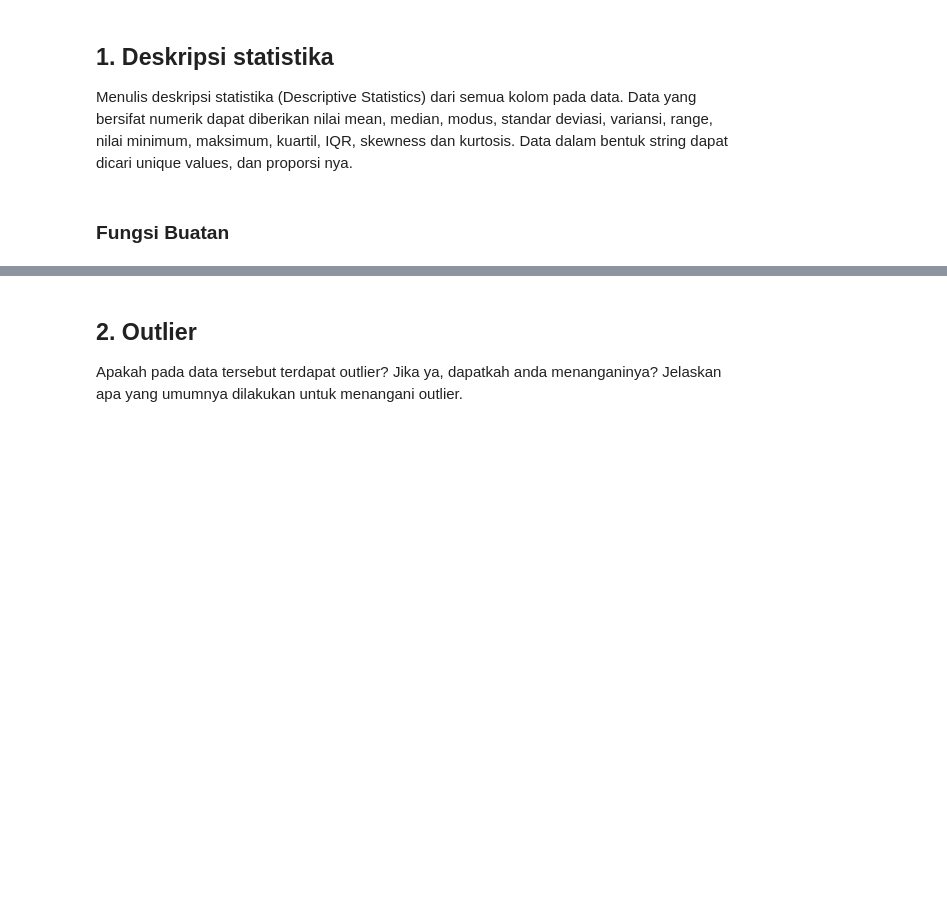
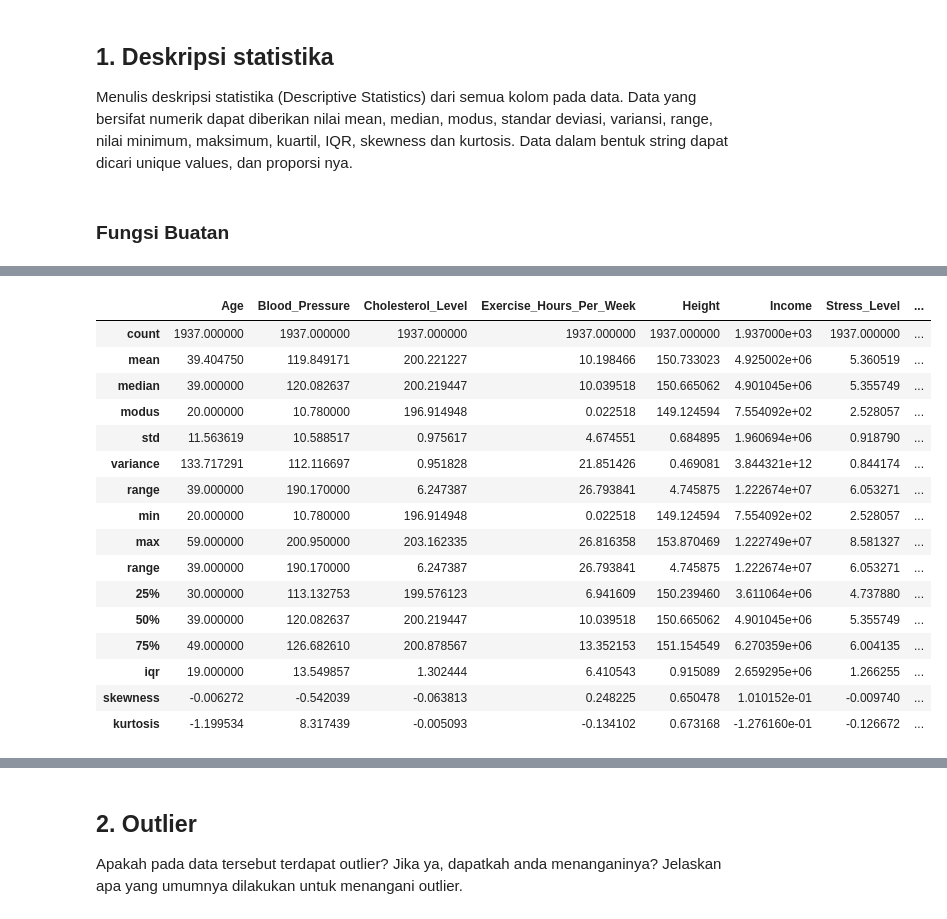
Before and after one commit to Farhannr28/K01-IF2220-13522037-13522039, a Jupyter notebook: Tugas_Besar_Probstat.ipynb, the cells around one changed output, grey strips where cells are left out. Cells and saved outputs as stored; diff of their text form; code cells hidden in the pictures; blank space fills up the shorter version.

```diff
--- a/Tugas_Besar_Probstat.ipynb
+++ b/Tugas_Besar_Probstat.ipynb
@@ -48,0 +93,8 @@ dtype: object
+# %%
+temp_df = main_df.where(main_df['Income'] >= 0)
+temp_df = temp_df.where(temp_df['Education'] != "undefined")
+temp_df = temp_df.where(temp_df['Exercise_Hours_Per_Week'] >= 0)
+temp_df = temp_df.where(temp_df['Blood_Pressure'] > 0)
+
+clean_df = temp_df.dropna()
+clean_df
@@ -666,0 +241,9 @@ Proporsi: {'Excellent': 0.2515, 'Fair': 0.2595, 'Poor': 0.252, 'Good': 0.237}
+# %%
+# list of string columns
+string_columns = clean_df.select_dtypes(include=['object']).columns
+
+for x in string_columns:
+    print(x)
+    print(clean_df[x].unique())
+    print(getProportion(clean_df[x]))
+    print()
@@ -666,0 +262,37 @@ Proporsi: {'Excellent': 0.2515, 'Fair': 0.2595, 'Poor': 0.252, 'Good': 0.237}
+# %%
+# list of numerical columns
+numerical_columns = clean_df.columns.difference(string_columns)
+
+numerical_columns_df = clean_df[numerical_columns].describe()
+
+numerical_columns_df.loc['median'] = clean_df[numerical_columns].median()
+numerical_columns_df.loc['modus'] = clean_df[numerical_columns].mode().loc[0]
+numerical_columns_df.loc['variance'] = clean_df[numerical_columns].var()
+numerical_columns_df.loc['iqr'] = numerical_columns_df.loc['75%'] - numerical_columns_df.loc['25%']
+numerical_columns_df.loc['skewness'] = clean_df[numerical_columns].skew()
+numerical_columns_df.loc['kurtosis'] = clean_df[numerical_columns].kurtosis()
+numerical_columns_df.loc['range'] = numerical_columns_df.loc['max'] - numerical_columns_df.loc['min']
+
+
+new_idx = ['count', 'mean', 'median', 'modus', 'std', 'variance', 'range', 'min', 'max', 'range', '25%', '50%', '75%', 'iqr', 'skewness', 'kurtosis']
+numerical_columns_df = numerical_columns_df.reindex(new_idx)
+
+numerical_columns_df
+# %% [output]
+|  | Age | Blood_Pressure | Cholesterol_Level | Exercise_Hours_Per_Week | Height | Income | Stress_Level | ... |
+| count | 1937.000000 | 1937.000000 | 1937.000000 | 1937.000000 | 1937.000000 | 1.937000e+03 | 1937.000000 | ... |
+| mean | 39.404750 | 119.849171 | 200.221227 | 10.198466 | 150.733023 | 4.925002e+06 | 5.360519 | ... |
+| median | 39.000000 | 120.082637 | 200.219447 | 10.039518 | 150.665062 | 4.901045e+06 | 5.355749 | ... |
+| modus | 20.000000 | 10.780000 | 196.914948 | 0.022518 | 149.124594 | 7.554092e+02 | 2.528057 | ... |
+| std | 11.563619 | 10.588517 | 0.975617 | 4.674551 | 0.684895 | 1.960694e+06 | 0.918790 | ... |
+| variance | 133.717291 | 112.116697 | 0.951828 | 21.851426 | 0.469081 | 3.844321e+12 | 0.844174 | ... |
+| range | 39.000000 | 190.170000 | 6.247387 | 26.793841 | 4.745875 | 1.222674e+07 | 6.053271 | ... |
+| min | 20.000000 | 10.780000 | 196.914948 | 0.022518 | 149.124594 | 7.554092e+02 | 2.528057 | ... |
+| max | 59.000000 | 200.950000 | 203.162335 | 26.816358 | 153.870469 | 1.222749e+07 | 8.581327 | ... |
+| range | 39.000000 | 190.170000 | 6.247387 | 26.793841 | 4.745875 | 1.222674e+07 | 6.053271 | ... |
+| 25% | 30.000000 | 113.132753 | 199.576123 | 6.941609 | 150.239460 | 3.611064e+06 | 4.737880 | ... |
+| 50% | 39.000000 | 120.082637 | 200.219447 | 10.039518 | 150.665062 | 4.901045e+06 | 5.355749 | ... |
+| 75% | 49.000000 | 126.682610 | 200.878567 | 13.352153 | 151.154549 | 6.270359e+06 | 6.004135 | ... |
+| iqr | 19.000000 | 13.549857 | 1.302444 | 6.410543 | 0.915089 | 2.659295e+06 | 1.266255 | ... |
+| skewness | -0.006272 | -0.542039 | -0.063813 | 0.248225 | 0.650478 | 1.010152e-01 | -0.009740 | ... |
+| kurtosis | -1.199534 | 8.317439 | -0.005093 | -0.134102 | 0.673168 | -1.276160e-01 | -0.126672 | ... |
```
Also changed, not shown: parts of 44 cells of this notebook.
